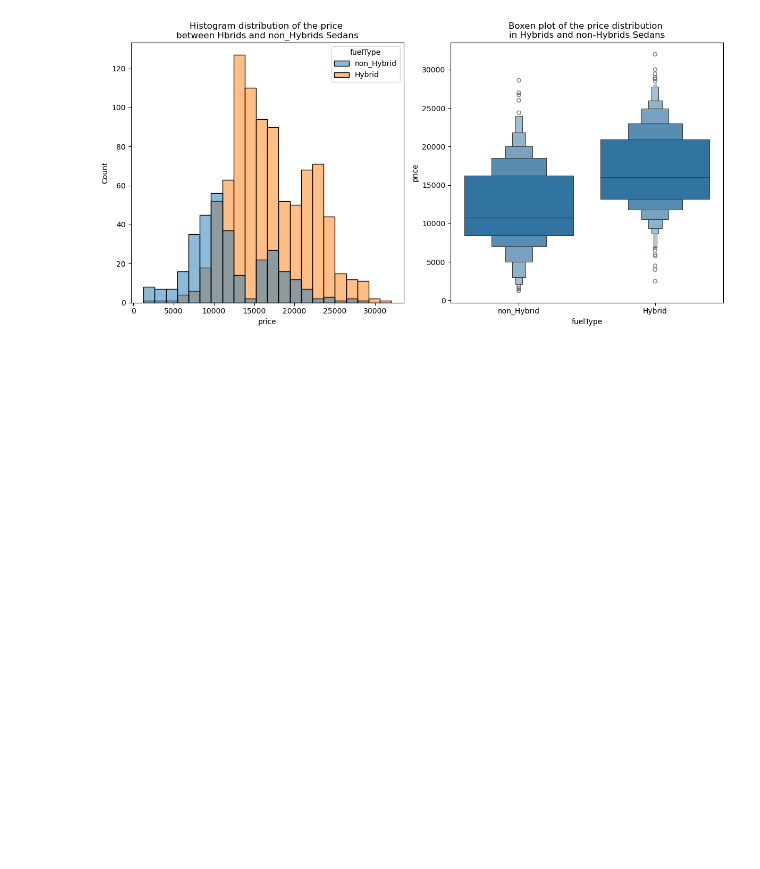
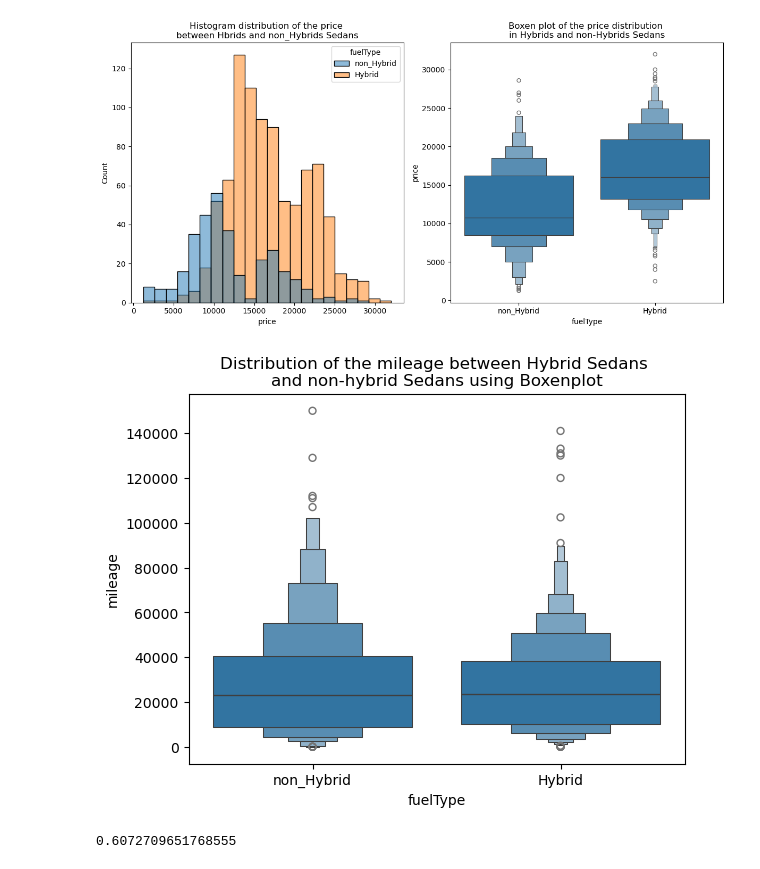
Before and after one commit to flylight-max/project-Datacamp, a Jupyter notebook: my_analysis_car_sales.ipynb, the cells around one changed output. Saved outputs shown, nothing was run; the diff lists cells and outputs as text; code cells hidden in the pictures; blank space fills up the shorter version.

```diff
--- a/my_analysis_car_sales.ipynb
+++ b/my_analysis_car_sales.ipynb
@@ -1171,3 +1171,17 @@ fig6.savefig("two_price_distrib_Sedans_cars.png")
 plt.show()
 # %% [output]
 [figure]
+# %%
+#mileage
+fig7,ax = plt.subplots()
+sns.boxenplot(x="fuelType", y = "mileage", data=compact_Sedan)
+ax.set_title("Distribution of the mileage between Hybrid Sedans \nand non-hybrid Sedans using Boxenplot")
+fig7.savefig("boxenplot_mileage_Sedans.png")
+plt.show()
+# %% [output]
+[figure, added]
+# %%
+u_stat_mileageS, u_pval_mile_Sed = mannwhitneyu(compact_Sedan[compact_Sedan["fuelType"] == "Hybrid"]["mileage"], compact_Sedan[compact_Sedan["fuelType"] == "non_Hybrid"]["mileage"])
+print(u_pval_mile_Sed)
+# %% [output]
+0.6072709651768555
```
Also changed, not shown: parts of 8 cells of this notebook, 2 other files.
